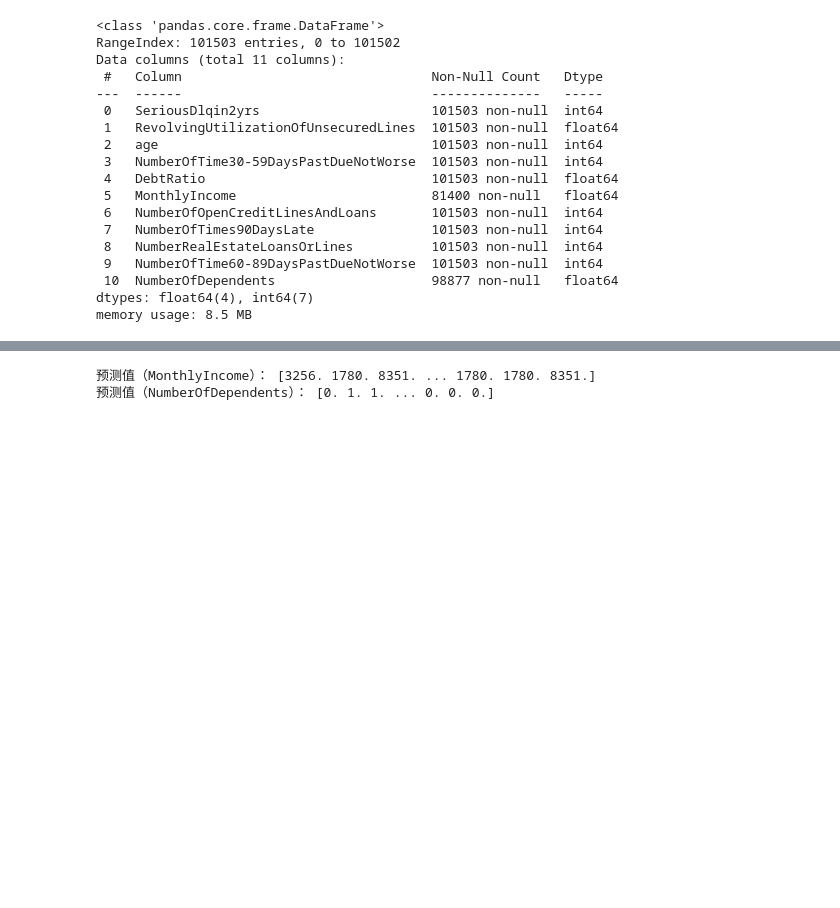
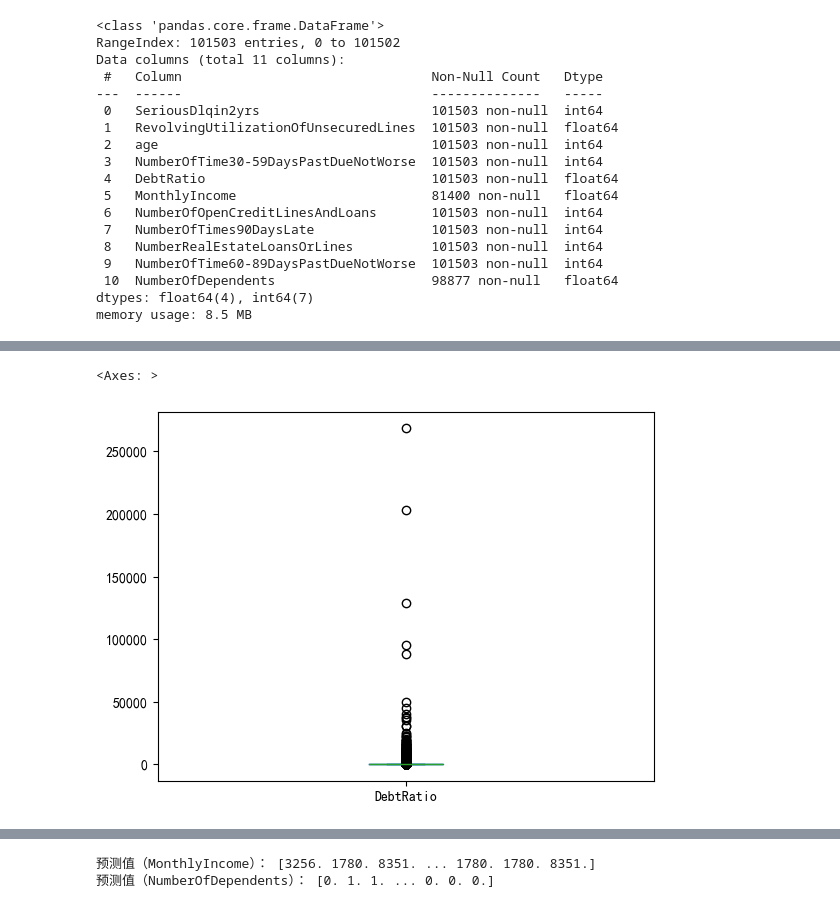
Before and after one commit to TietiTage/da_zuo_ye, a Jupyter notebook: 申请信用评分卡模型/信用评分卡模型.ipynb, the cells around one changed output, grey strips where cells are left out. Saved outputs shown, nothing was run; the diff lists cells and outputs as text; code cells hidden in the pictures; blank space fills up the shorter version.

```diff
--- a/申请信用评分卡模型/信用评分卡模型.ipynb
+++ b/申请信用评分卡模型/信用评分卡模型.ipynb
@@ -1469,0 +1341,5 @@ memory usage: 8.5 MB
+# %%
+ScoreData["DebtRatio"].plot(kind="box")
+# %% [output]
+<Axes: >
+[figure, added]
```
Also changed, not shown: parts of 53 cells of this notebook.
